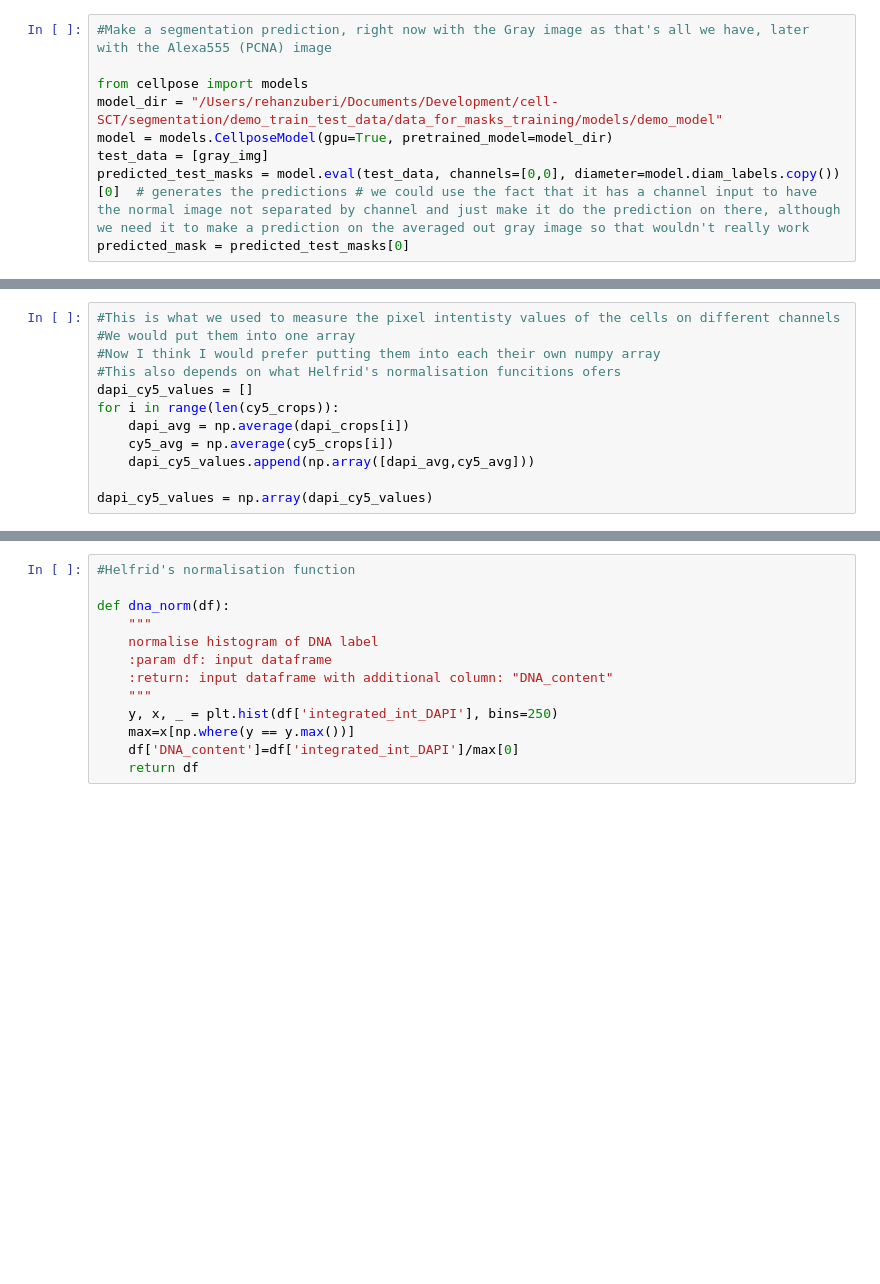
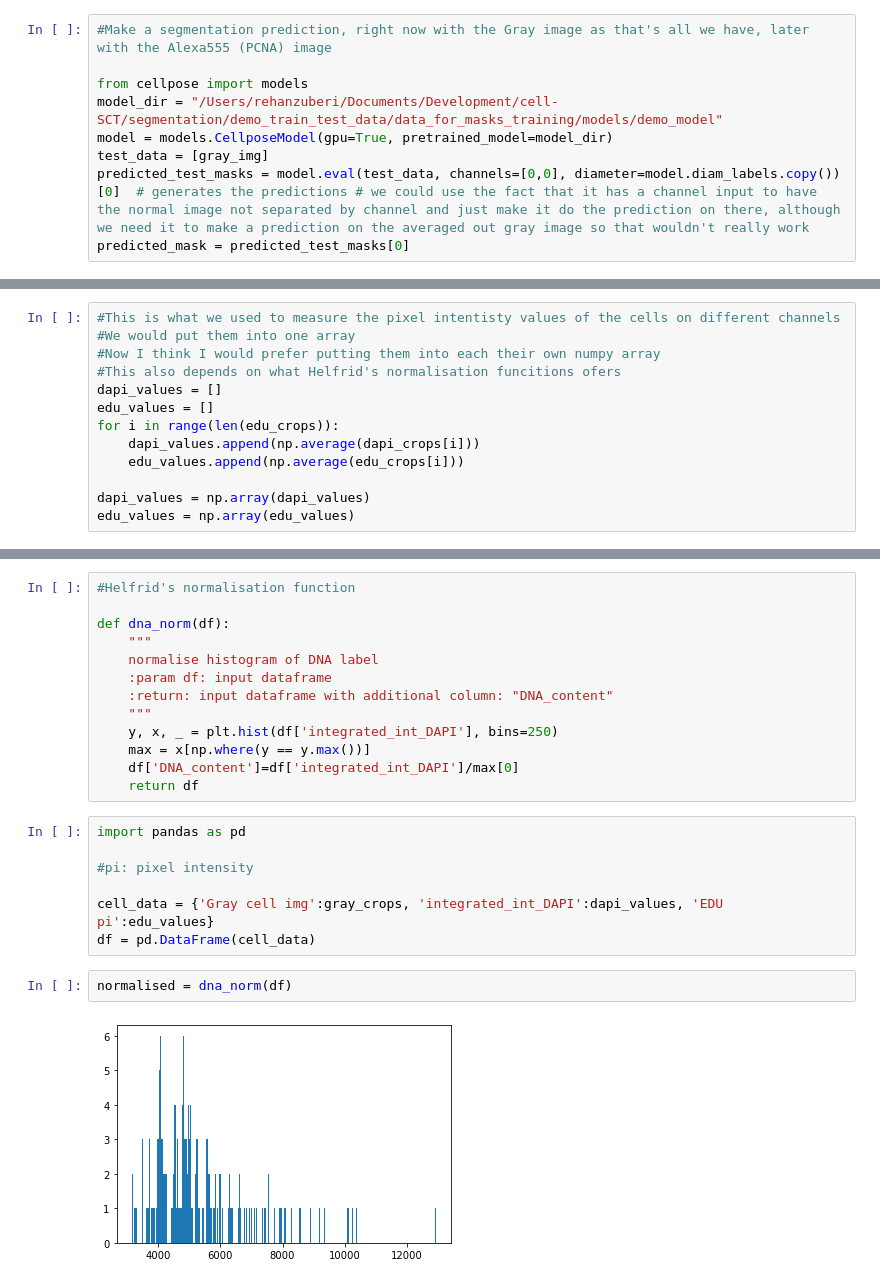
Before and after one commit to rzuberi/cell-SCT, a Jupyter notebook: classification/ccc_data_exploration.ipynb, the cells around one changed output, grey strips where cells are left out. Drawn from its saved outputs; the diff is of its cells as text; blank space fills up the shorter version.

```diff
--- a/classification/ccc_data_exploration.ipynb
+++ b/classification/ccc_data_exploration.ipynb
@@ -71,10 +80,11 @@ for i in range(4):
 #We would put them into one array
 #Now I think I would prefer putting them into each their own numpy array
 #This also depends on what Helfrid's normalisation funcitions ofers
-dapi_cy5_values = []
-for i in range(len(cy5_crops)):
-    dapi_avg = np.average(dapi_crops[i])
-    cy5_avg = np.average(cy5_crops[i])
-    dapi_cy5_values.append(np.array([dapi_avg,cy5_avg]))
+dapi_values = []
+edu_values = []
+for i in range(len(edu_crops)):
+    dapi_values.append(np.average(dapi_crops[i]))
+    edu_values.append(np.average(edu_crops[i]))
 
-dapi_cy5_values = np.array(dapi_cy5_values)
+dapi_values = np.array(dapi_values)
+edu_values = np.array(edu_values)
@@ -88,6 +118,17 @@ def dna_norm(df):
     :return: input dataframe with additional column: "DNA_content"
     """
     y, x, _ = plt.hist(df['integrated_int_DAPI'], bins=250)
-    max=x[np.where(y == y.max())]
+    max = x[np.where(y == y.max())]
     df['DNA_content']=df['integrated_int_DAPI']/max[0]
     return df
+# %%
+import pandas as pd
+
+#pi: pixel intensity
+
+cell_data = {'Gray cell img':gray_crops, 'integrated_int_DAPI':dapi_values, 'EDU pi':edu_values}
+df = pd.DataFrame(cell_data)
+# %%
+normalised = dna_norm(df)
+# %% [output]
+[figure, added]
```
Also changed, not shown: parts of 14 cells of this notebook, 2 other files.
